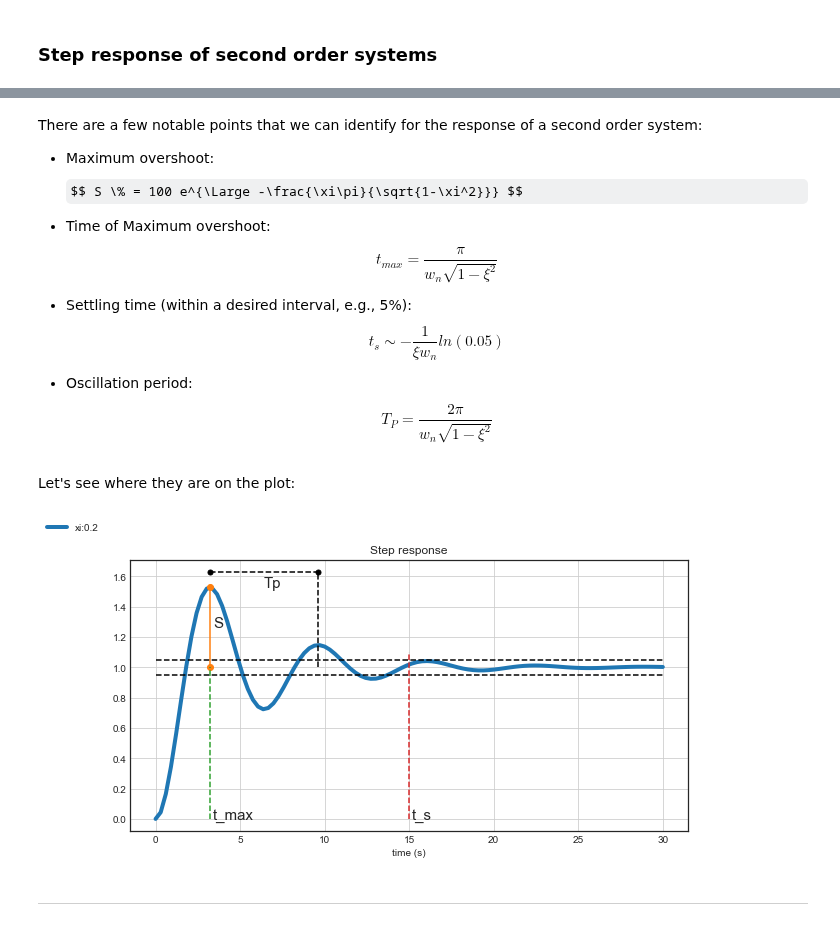
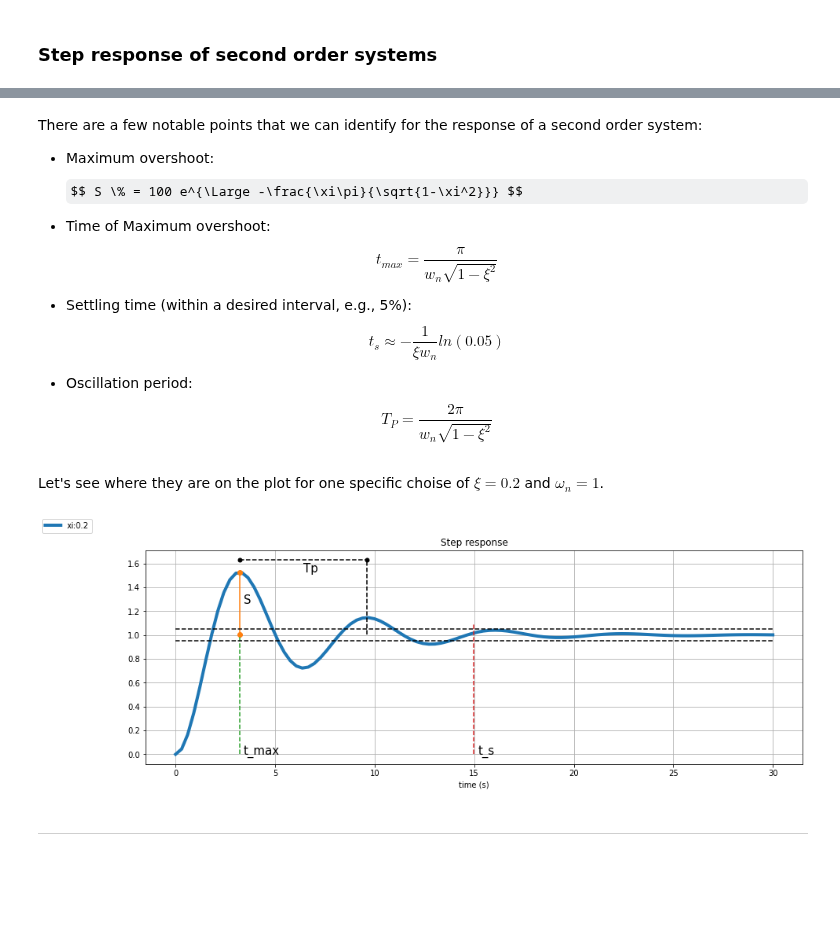
Before and after one commit to andreamunafo/classical_control_theory, a Jupyter notebook: 05_System_response.ipynb, the cells around one changed output, grey strips where cells are left out. Saved outputs shown, nothing was run; the diff lists cells and outputs as text; code cells hidden in the pictures; some formulas as TeX source; blank space fills up the shorter version.

```diff
--- a/05_System_response.ipynb
+++ b/05_System_response.ipynb
@@ -383,13 +557,12 @@ There are a few notable points that we can identify for the response of a second
 
 - Time of Maximum overshoot: $$t_{max} = \frac{\pi}{w_n\sqrt{1-\xi^2}} $$
 
-- Settling time (within a desired interval, e.g., 5%): $$t_{s} \sim -\frac{1}{\xi w_n}ln(0.05) $$
+- Settling time (within a desired interval, e.g., 5%): $$t_{s} \approx -\frac{1}{\xi w_n}ln(0.05) $$
 
 - Oscillation period: $$T_{P} = \frac{2\pi}{w_n\sqrt{1-\xi^2}} $$
 # %% [markdown]
-Let's see where they are on the plot:
+Let's see where they are on the plot for one specific choise of $\xi=0.2$ and $\omega_n=1$.
 # %%
-time = np.linspace(0,30,100)
 xi = 0.2
 wn = 1
 
@@ -397,38 +570,48 @@ wn = 1
 S = np.exp(-xi*3.14/(np.sqrt(1-xi**2)))
 # Time of maximum overshoot
 t_max = 3.14/(wn*np.sqrt(1-xi**2))
 # Settling time within 5%
 t_s = -1/(xi*wn)*np.log(0.05)
 # Period of the oscillations
 Tp = 2*3.14/(wn*np.sqrt(1-xi**2))
 
+# time vector
+time = np.linspace(0,30,100)
 
-fig = plt.figure(figsize=(10,5))
+# create the figure
+fig = plt.figure(figsize=(15,5))
+
+# overall response y(t)
 y_t = 1 - (1/np.sqrt(1-xi**2)) * np.exp(-xi*wn*time) * np.sin(wn*np.sqrt(1-xi**2)*time+np.arccos(xi))
 plt.plot(time, y_t, linewidth=4)
 
+# maximum overshoot
 plt.plot([t_max, t_max], [y_t[-1], y_t[-1]+S], marker='.', markersize=12)
-plt.text(t_max+0.2, y_t[-1]+S/2, 'S', fontsize=15)
+plt.text(t_max+0.2, y_t[-1]+S/2, 'S', fontsize=15) # text box
 
+# Time of maximum overshoot
 plt.plot([t_max, t_max], [0, 1], markersize=12, linestyle='--')
-plt.text(t_max+0.2, 0.0, 't_max', fontsize=15)
+plt.text(t_max+0.2, 0.0, 't_max', fontsize=15) # text box
 
+# Let's also plot +-0.05 boundary lines around y(t)
 plt.plot([0, time[-1]], [1-0.05, 1-0.05], linestyle='--', color='k')
 plt.plot([0, time[-1]], [1+0.05, 1+0.05], linestyle='--', color='k')
+
+# Settling time within a desired +-0.05 interval
 plt.plot([t_s, t_s], [0, 1.1], linestyle='--')
-plt.text(t_s+0.2, 0.0, 't_s', fontsize=15)
+plt.text(t_s+0.2, 0.0, 't_s', fontsize=15) # textbox
 
-
+# Oscillation period (this is only to show it on the plot)
 plt.plot([t_max, t_max+Tp], [y_t[-1]+S+0.1, y_t[-1]+S+0.1], marker='.', linestyle='--', color='k', markersize=10)
 plt.plot([t_max+Tp, t_max+Tp], [y_t[-1], y_t[-1]+S+0.1], linestyle='--', color='k')
 plt.text((t_max+t_max+Tp)/2, y_t[-1]+S, 'Tp', fontsize=15)
 
 fig.legend(['xi:{:.1f}'.format(xi)], loc='upper left')
 
 plt.title('Step response')
 plt.xlabel('time (s)')
 plt.grid()
 # %% [output]
-[figure, old version]
+[figure, new version]
 # %% [markdown]
 ---------------------
```
Also changed, not shown: parts of 48 cells of this notebook.
